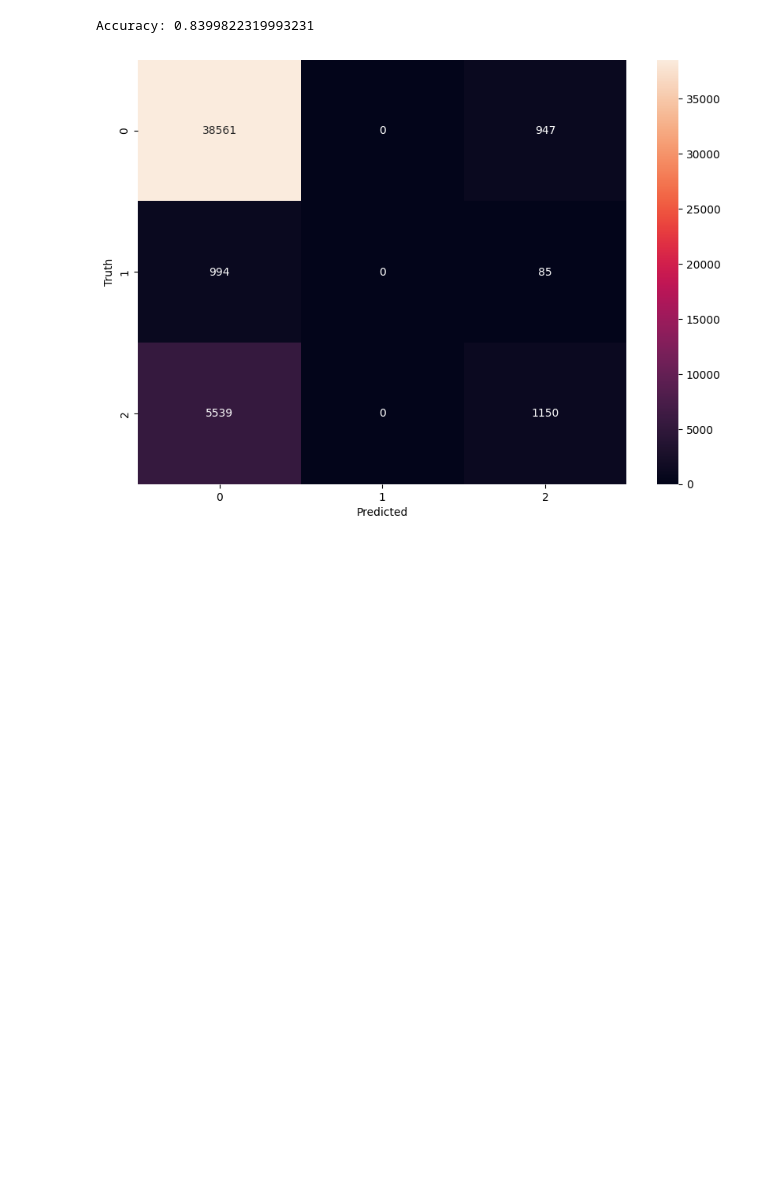
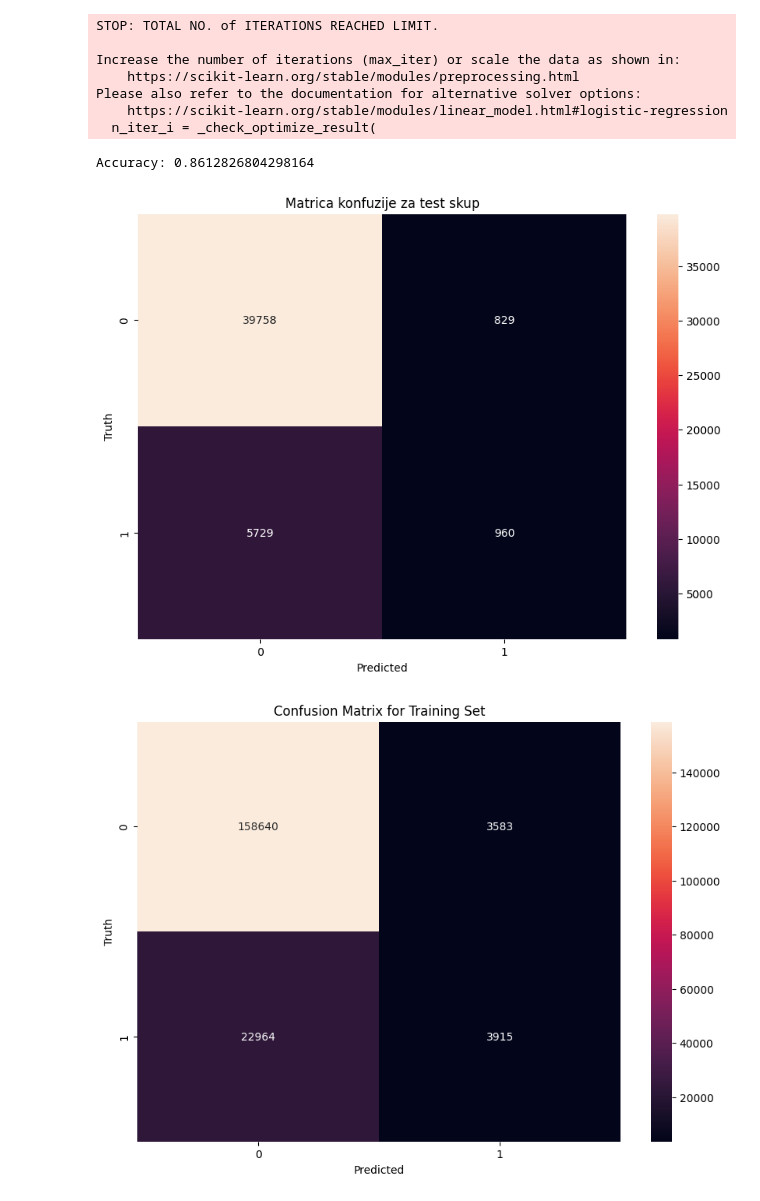
Before and after one commit to tarikibrahimovic/Diabetes-Prediction, a Jupyter notebook: Project.ipynb, the cells around one changed output. Saved outputs shown, nothing was run; the diff lists cells and outputs as text; code cells hidden in the pictures; blank space fills up the shorter version.

Commit message:
add confusion matrixes

```diff
--- a/Project.ipynb
+++ b/Project.ipynb
@@ -6,38 +6,67 @@ from sklearn.linear_model import LogisticRegression
 from sklearn.metrics import accuracy_score
 import matplotlib.pyplot as plt
 
-df = pd.read_csv('diabetes_012_health_indicators_BRFSS2021.csv')
+df = pd.read_csv('dataset/diabetes_binary_health_indicators_BRFSS2021.csv')
 
-X = df.drop("Diabetes_012", axis=1)
-y = df["Diabetes_012"]
+X = df.drop("Diabetes_binary", axis=1)
+y = df["Diabetes_binary"]
 
 scaler = StandardScaler()
 X_scaled = scaler.fit_transform(X)
 
-X_train, X_test, y_train, y_test = train_test_split(X_scaled, y, test_size=0.2, random_state=42)
+X_train, X_test, y_train, y_test = train_test_split(X, y, test_size=0.2, random_state=42)
 # %%
 import seaborn as sns
 from sklearn.metrics import confusion_matrix
 
 model = LogisticRegression()
 model.fit(X_train, y_train)
 
 y_pred = model.predict(X_test)
 accuracy = accuracy_score(y_test, y_pred)
 print("Accuracy:", accuracy)
 
 # Generate the confusion matrix
-cm = confusion_matrix(y_test, y_pred)
+cmTest = confusion_matrix(y_test, y_pred)
 
 # Create a heatmap
 plt.figure(figsize=(10,7))
-sns.heatmap(cm, annot=True, fmt='d')
+sns.heatmap(cmTest, annot=True, fmt='d')
 plt.xlabel('Predicted')
 plt.ylabel('Truth')
+
+# Add a title
+plt.title('Confusion Matrix for Test Set')
+
 plt.show()
+
+# Make predictions on the training set
+y_pred_train = model.predict(X_train)
+
+# Generate the confusion matrix for the training set
+cmTrain = confusion_matrix(y_train, y_pred_train)
+
+# Create a heatmap
+plt.figure(figsize=(10,7))
+sns.heatmap(cmTrain, annot=True, fmt='d')
+plt.xlabel('Predicted')
+plt.ylabel('Truth')
+
+# Add a title
+plt.title('Confusion Matrix for Training Set')
+
+plt.show()
 # %% [output]
-Accuracy: 0.8399822319993231
+STOP: TOTAL NO. of ITERATIONS REACHED LIMIT.
+
+Increase the number of iterations (max_iter) or scale the data as shown in:
+    https://scikit-learn.org/stable/modules/preprocessing.html
+Please also refer to the documentation for alternative solver options:
+    https://scikit-learn.org/stable/modules/linear_model.html#logistic-regression
+  n_iter_i = _check_optimize_result(
+Accuracy: 0.8612826804298164
-[figure, old version]
+[figure, new version]
+[figure, added]
 # %%
 from sklearn.tree import DecisionTreeClassifier, plot_tree
 model2 = DecisionTreeClassifier(random_state=123, criterion="entropy", max_depth=6)
```
Also changed, not shown: parts of 6 cells of this notebook, 3 other files.
